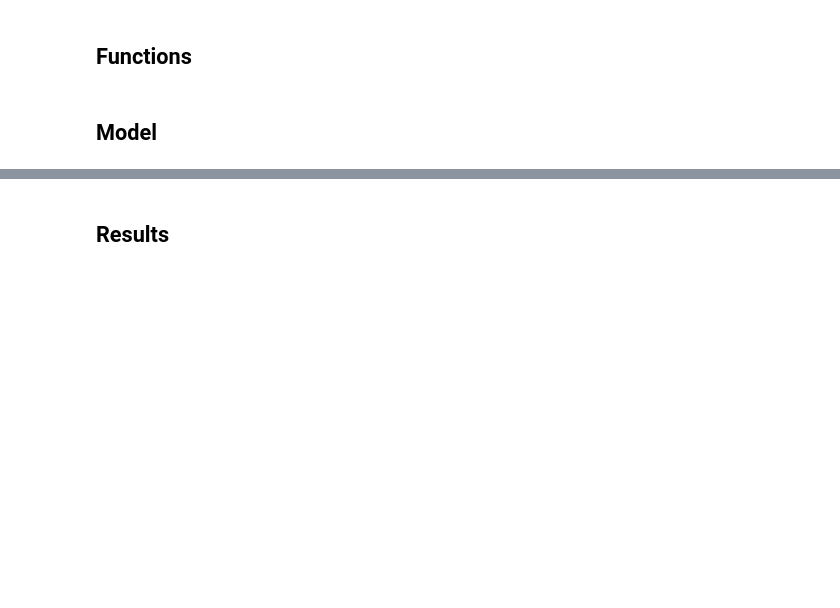
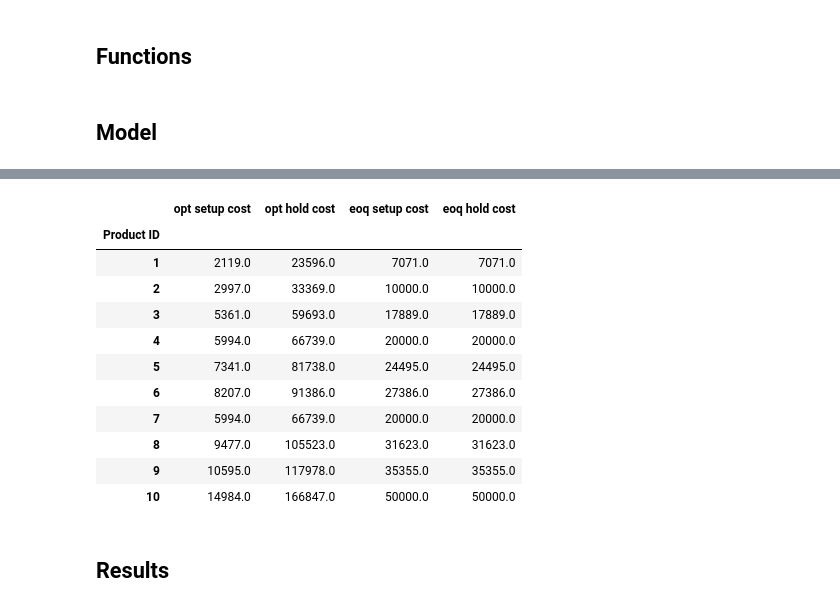
Before and after one commit to michaelswatson01/Capacitated-EOQ, a Jupyter notebook: CapacitatedEOQ.ipynb, the cells around one changed output, grey strips where cells are left out. Drawn from its saved outputs; the diff is of its cells as text; code cells hidden in the pictures; blank space fills up the shorter version.

```diff
--- a/CapacitatedEOQ.ipynb
+++ b/CapacitatedEOQ.ipynb
@@ -49,4 +135,19 @@ internal_calc_df
 # %% [markdown]
 ## Model
 # %%
-# Here's where the model runs
+# Optimal Results of capaciated model
+
+optimal_df = pd.DataFrame()
+
+if lambda_var <= 0:
+    optimal_df["q_star_order_size"] = internal_calc_df["Q-1 (S)"]
+else:
+    optimal_df["q_star_order_size"] = internal_calc_df["Q-2"]
+
+optimal_df["opt_setups_per_year"] = inputs_df["demand"] / optimal_df["q_star_order_size"]
+optimal_df["opt_time_in_setups_per_year"] = inputs_df["demand"] * inputs_df["scalar"] * sys_S_nomimal_set_up_years / optimal_df["q_star_order_size"]
+
+opt_total_setup_percent = optimal_df["opt_time_in_setups_per_year"].sum()
+
+print("opt_total_setup_percent",opt_total_setup_percent)
+optimal_df.astype("float").round(4)
@@ -52,0 +168,14 @@ internal_calc_df
+# %%
+# EOQ, Unconstrained Results -- theorhetical best, but not feasible
+
+eoq_df = pd.DataFrame()
+
+eoq_df["q_star_eoq"] = np.sqrt((2 * inputs_df["demand"] * inputs_df["scalar"] * y * x) / (inv_holding_cost_percent * inputs_df["cost"] ))
+
+eoq_df["eoq_setups_per_year"] = inputs_df["demand"] / eoq_df["q_star_eoq"]
+eoq_df["eoq_time_in_setups_per_year"] = inputs_df["demand"] * inputs_df["scalar"] * sys_S_nomimal_set_up_years / eoq_df["q_star_eoq"]
+
+eoq_total_setup_percent = eoq_df["eoq_time_in_setups_per_year"].sum()
+
+print("eoq_total_setup_percent",eoq_total_setup_percent)
+eoq_df.astype("float").round(4)
@@ -53,3 +196,30 @@ internal_calc_df
+# %%
+# This is filling out the cost table, both EOQ and Optimal
+
+cost_df = pd.DataFrame()
+
+#for optimal
+cost_df["opt setup cost"] = (inputs_df["demand"] * inputs_df["scalar"] * y * x) / optimal_df["q_star_order_size"]
+cost_df["opt hold cost"] = optimal_df["q_star_order_size"] * inv_holding_cost_percent * inputs_df["cost"] / 2
+
+#for EOQ
+cost_df["eoq setup cost"] = (inputs_df["demand"] * inputs_df["scalar"] * y * x) / eoq_df["q_star_eoq"]
+cost_df["eoq hold cost"] = eoq_df["q_star_eoq"] * inv_holding_cost_percent * inputs_df["cost"] / 2
+
+cost_df.astype("float").round(0)
+# %% [output]
+|  | opt setup cost | opt hold cost | eoq setup cost | eoq hold cost |
+| Product ID |  |  |  |  |
+| 1 | 2119.0 | 23596.0 | 7071.0 | 7071.0 |
+| 2 | 2997.0 | 33369.0 | 10000.0 | 10000.0 |
+| 3 | 5361.0 | 59693.0 | 17889.0 | 17889.0 |
+| 4 | 5994.0 | 66739.0 | 20000.0 | 20000.0 |
+| 5 | 7341.0 | 81738.0 | 24495.0 | 24495.0 |
+| 6 | 8207.0 | 91386.0 | 27386.0 | 27386.0 |
+| 7 | 5994.0 | 66739.0 | 20000.0 | 20000.0 |
+| 8 | 9477.0 | 105523.0 | 31623.0 | 31623.0 |
+| 9 | 10595.0 | 117978.0 | 35355.0 | 35355.0 |
+| 10 | 14984.0 | 166847.0 | 50000.0 | 50000.0 |
 # %% [markdown]
 ## Results
 # %%
```
Also changed, not shown: parts of 8 cells of this notebook.
